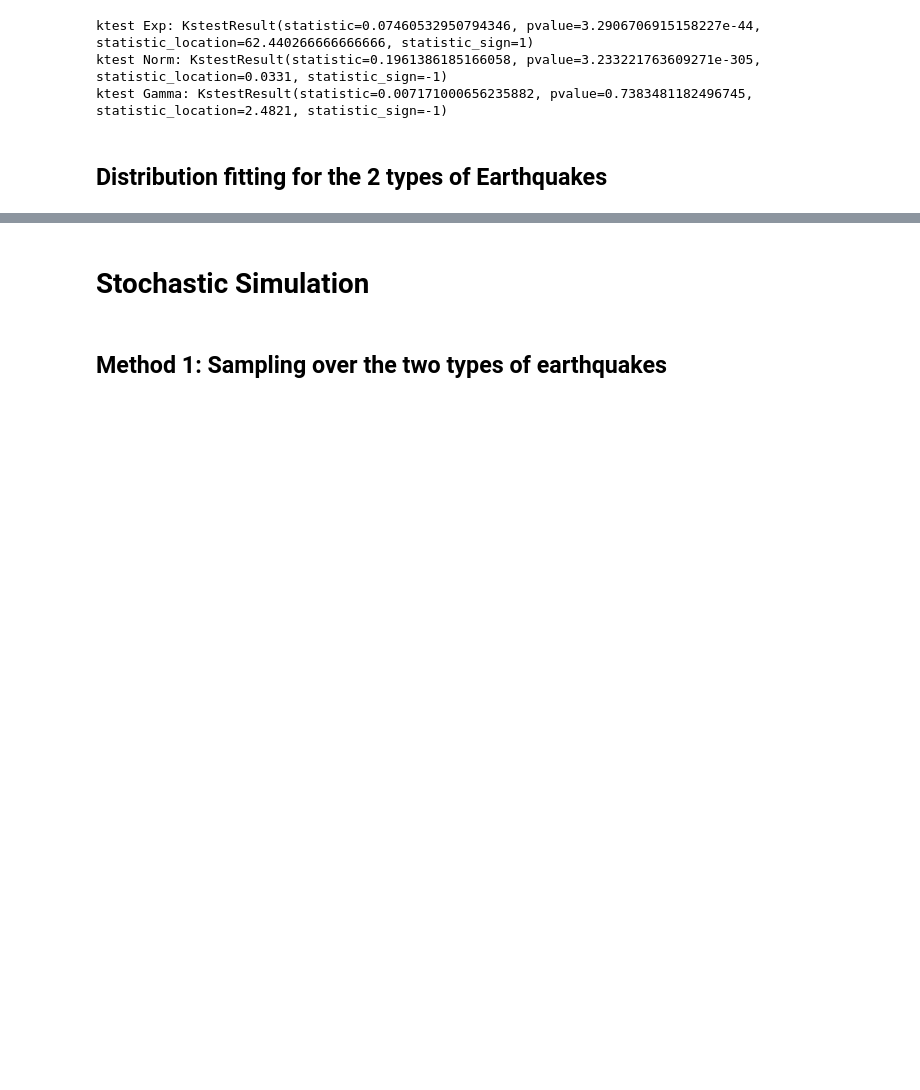
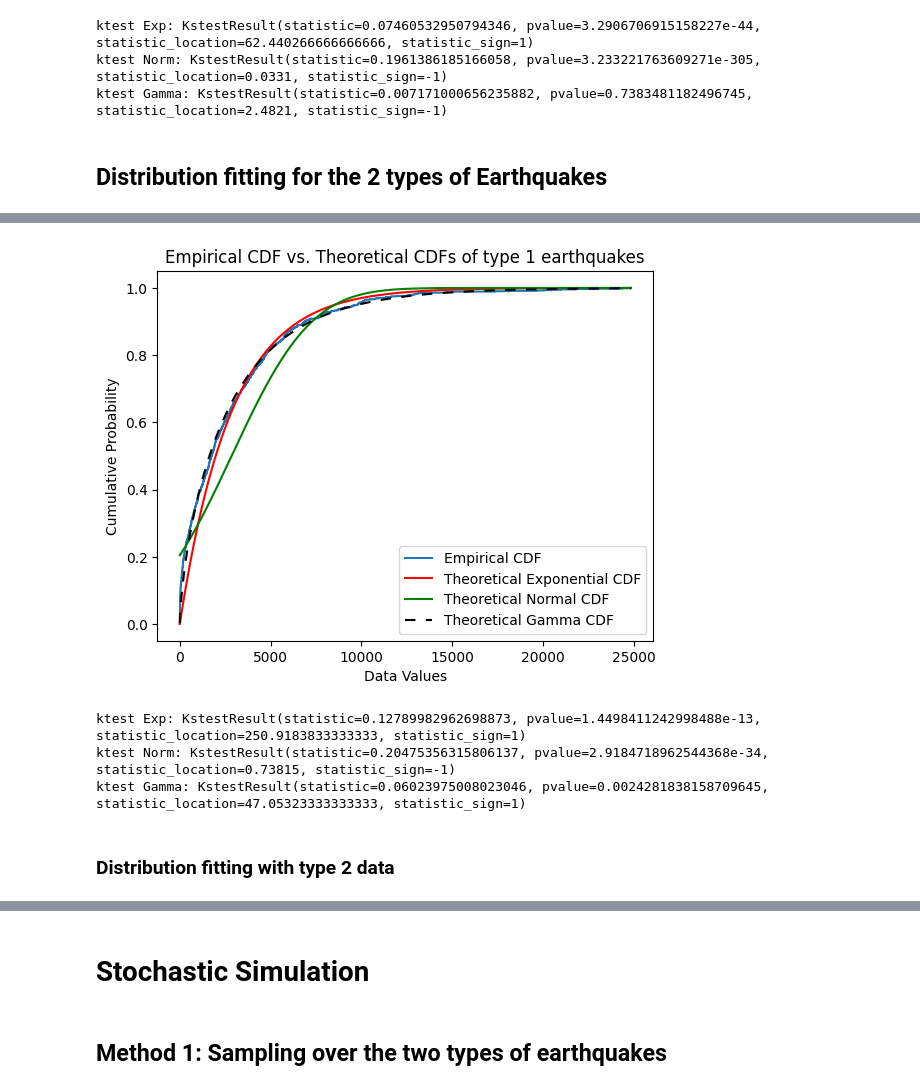
Before and after one commit to Rawbun34/2DF20---Assignment-2, a Jupyter notebook: 2DF20_Assignment_2-checkpoint.ipynb, the cells around one changed output, grey strips where cells are left out. Drawn from its saved outputs; the diff is of its cells as text; code cells hidden in the pictures; blank space fills up the shorter version.

```diff
--- a/2DF20_Assignment_2-checkpoint.ipynb
+++ b/2DF20_Assignment_2-checkpoint.ipynb
@@ -276,0 +337,38 @@ ktest Gamma: KstestResult(statistic=0.007171000656235882, pvalue=0.7383481182496
+# %%
+'''
+Plotting the histogram of type 1 data and compare the fitted distribution of our 'x' to 3 continuous distribution function: Exponential distribution, Normal Distribution, and Gamma distribution.
+Then we check which distributions is a good fit to the emperical continuous distribution function
+'''
+# Sorting is necessary for plotting a CDF. These sorted values are used as the x-coordinates for the step plot of the empirical CDF
+xs2_type1 = np.sort(x_type1)
+# ys is an array of cumulative probabilities and it matches the number of data points in x because it makes use of the len(x) function
+# Each value in ys represent the portion of data points less than or equal to the corresponding value of xs2
+ys_type1 = np.arange(1/len(x_type1), 1 + 1/len(x_type1), 1/len(x_type1))
+# Empirical distribution sampling to visualise which distribution aligns the best with the distribution of the data set
+# Plot the empirical CDF as a solid blue line
+plt.step(xs2_type1, ys_type1, where='post', label = 'Empirical CDF')
+# Plot the theoretical exponential CDF as a solid red line
+plt.plot(xs2_type1, estExpDist_type1.cdf(xs2_type1), 'r', label = 'Theoretical Exponential CDF')
+# Plot the theoretical normal CDF as a solid green line
+plt.plot(xs2_type1, estNormDist_type1.cdf(xs2_type1), 'g', label = 'Theoretical Normal CDF')
+# Plot the theoretical gamma CDF as a dotted black line to make it clearer
+plt.plot(xs2_type1, estGammaDist_type1.cdf(xs2_type1), 'black', linestyle='--', dashes=(5,5), label = 'Theoretical Gamma CDF')
+plt.title('Empirical CDF vs. Theoretical CDFs of type 1 earthquakes')
+plt.xlabel('Data Values')
+plt.ylabel('Cumulative Probability')
+plt.legend()
+plt.show()
+# %% [output]
+[figure, added]
+# %%
+# Perform the Kolmogorov-Smirnov test as a goodness of fit test
+# H0: the empirical distribution function tends to the chosen distribution function of the random variable
+print("ktest Exp:", stats.kstest(x_type1, estExpDist_type1.cdf))
+print("ktest Norm:", stats.kstest(x_type1, estNormDist_type1.cdf))
+print("ktest Gamma:", stats.kstest(x_type1, estGammaDist_type1.cdf))
+# %% [output]
+ktest Exp: KstestResult(statistic=0.12789982962698873, pvalue=1.4498411242998488e-13, statistic_location=250.9183833333333, statistic_sign=1)
+ktest Norm: KstestResult(statistic=0.20475356315806137, pvalue=2.9184718962544368e-34, statistic_location=0.73815, statistic_sign=-1)
+ktest Gamma: KstestResult(statistic=0.06023975008023046, pvalue=0.0024281838158709645, statistic_location=47.05323333333333, statistic_sign=1)
+# %% [markdown]
+### Distribution fitting with type 2 data
```
Also changed, not shown: parts of 12 cells of this notebook.
